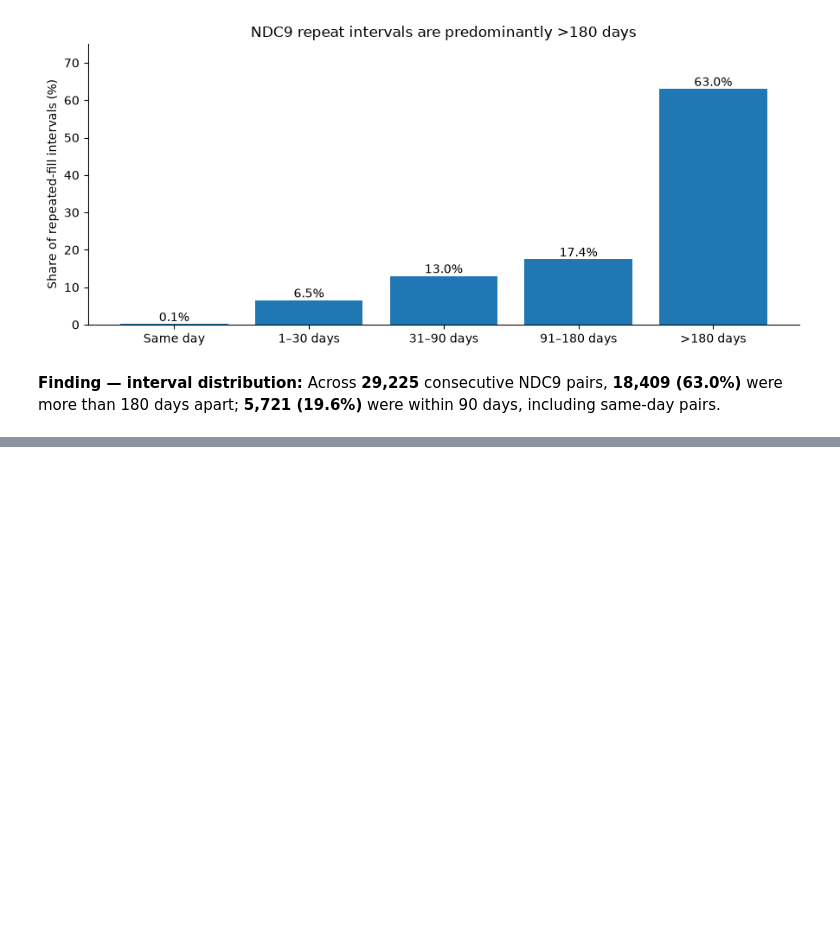
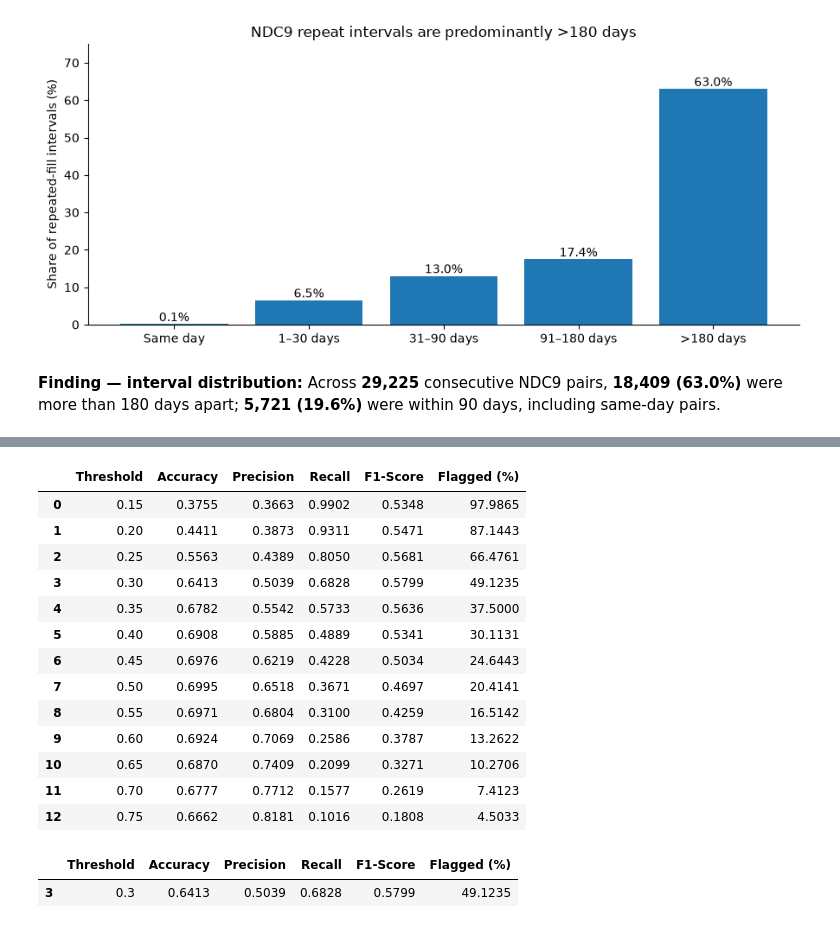
Before and after one commit to feltoncristina/Medication_Non_Adherence_Prediction_Model, a Jupyter notebook: Medicare_Part_D_Adherence_Prediction.ipynb, the cells around one changed output, grey strips where cells are left out. Cells and saved outputs as stored; diff of their text form; code cells hidden in the pictures; blank space fills up the shorter version.

Commit message:
completed proof of concept model comparisons

```diff
--- a/Medicare_Part_D_Adherence_Prediction.ipynb
+++ b/Medicare_Part_D_Adherence_Prediction.ipynb
@@ -1452,0 +2378,60 @@ Dataset shape: (78720, 9)
+# %%
+# Section 9.2 — Logistic Regression Threshold Optimization
+
+# Evaluate alternative decision thresholds
+thresholds = np.arange(0.15, 0.76, 0.05)
+
+threshold_results = []
+
+for threshold in thresholds:
+
+    # Convert predicted probabilities into binary predictions
+    predictions = (y_val_prob >= threshold).astype(int)
+
+    threshold_results.append({
+        "Threshold": round(threshold, 2),
+        "Accuracy": accuracy_score(y_val, predictions),
+        "Precision": precision_score(
+            y_val, predictions, zero_division=0
+        ),
+        "Recall": recall_score(y_val, predictions),
+        "F1-Score": f1_score(y_val, predictions),
+        "Flagged (%)": predictions.mean() * 100
+    })
+
+# Create comparison table
+threshold_comparison = pd.DataFrame(
+    threshold_results
+)
+
+display(threshold_comparison.round(4))
+
+# Identify threshold with highest validation F1-score
+best_index = threshold_comparison["F1-Score"].idxmax()
+
+selected_threshold = float(
+    threshold_comparison.loc[best_index, "Threshold"]
+)
+
+best_threshold_summary = threshold_comparison.loc[
+    [best_index]
+].copy()
+
+display(best_threshold_summary.round(4))
+# %% [output]
+|  | Threshold | Accuracy | Precision | Recall | F1-Score | Flagged (%) |
+| 0 | 0.15 | 0.3755 | 0.3663 | 0.9902 | 0.5348 | 97.9865 |
+| 1 | 0.20 | 0.4411 | 0.3873 | 0.9311 | 0.5471 | 87.1443 |
+| 2 | 0.25 | 0.5563 | 0.4389 | 0.8050 | 0.5681 | 66.4761 |
+| 3 | 0.30 | 0.6413 | 0.5039 | 0.6828 | 0.5799 | 49.1235 |
+| 4 | 0.35 | 0.6782 | 0.5542 | 0.5733 | 0.5636 | 37.5000 |
+| 5 | 0.40 | 0.6908 | 0.5885 | 0.4889 | 0.5341 | 30.1131 |
+| 6 | 0.45 | 0.6976 | 0.6219 | 0.4228 | 0.5034 | 24.6443 |
+| 7 | 0.50 | 0.6995 | 0.6518 | 0.3671 | 0.4697 | 20.4141 |
+| 8 | 0.55 | 0.6971 | 0.6804 | 0.3100 | 0.4259 | 16.5142 |
+| 9 | 0.60 | 0.6924 | 0.7069 | 0.2586 | 0.3787 | 13.2622 |
+| 10 | 0.65 | 0.6870 | 0.7409 | 0.2099 | 0.3271 | 10.2706 |
+| 11 | 0.70 | 0.6777 | 0.7712 | 0.1577 | 0.2619 | 7.4123 |
+| 12 | 0.75 | 0.6662 | 0.8181 | 0.1016 | 0.1808 | 4.5033 |
+|  | Threshold | Accuracy | Precision | Recall | F1-Score | Flagged (%) |
+| 3 | 0.3 | 0.6413 | 0.5039 | 0.6828 | 0.5799 | 49.1235 |
```
Also changed, not shown: parts of 54 cells of this notebook.
